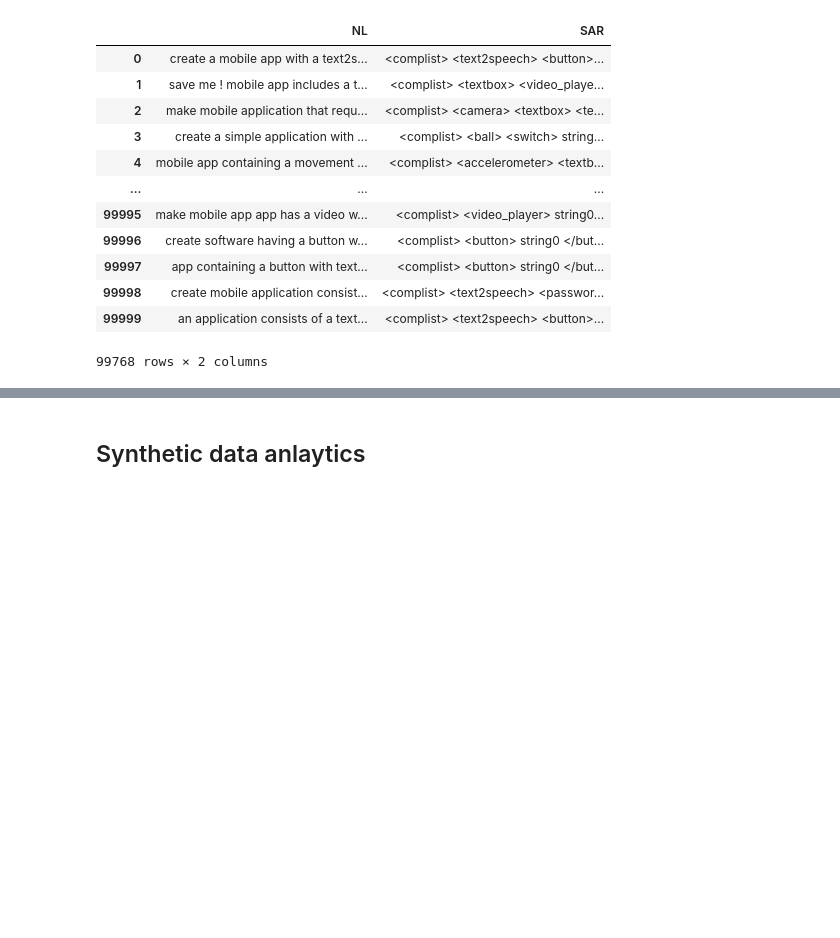
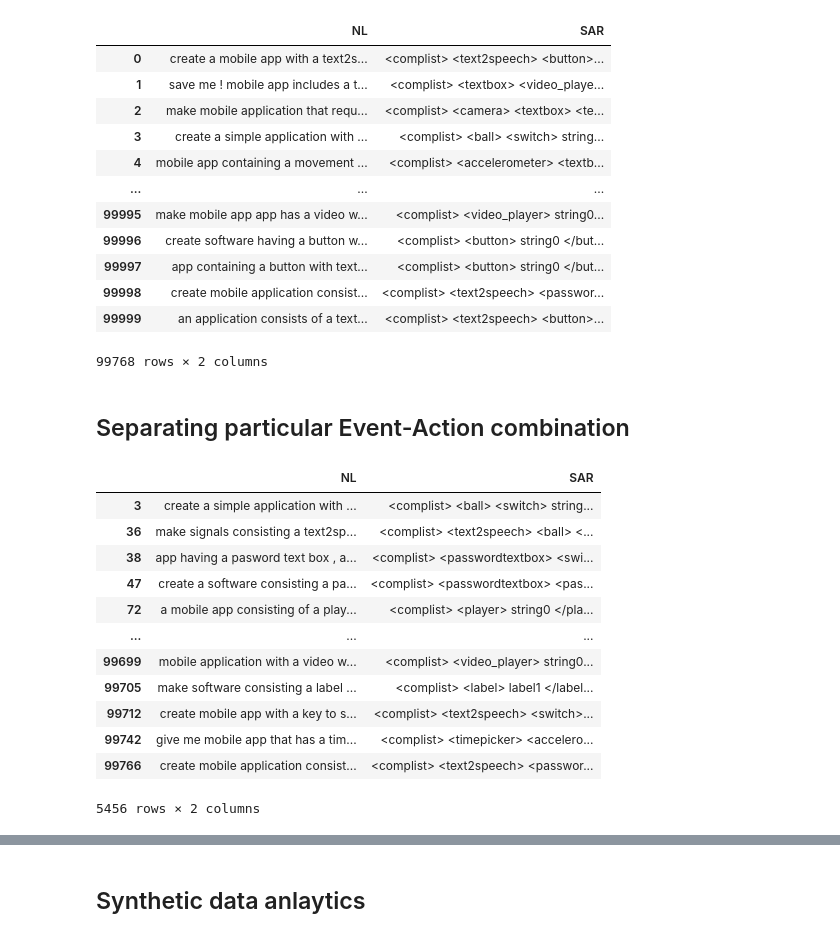
Before and after one commit to Masum06/Text2App, a Jupyter notebook: notebooks/data_synthesis.ipynb, the cells around one changed output, grey strips where cells are left out. Cells and saved outputs as stored; diff of their text form; code cells hidden in the pictures; blank space fills up the shorter version.

Commit message:
Switch-text2speech as a separate unseen test set

```diff
--- a/notebooks/data_synthesis.ipynb
+++ b/notebooks/data_synthesis.ipynb
@@ -665,3 +665,26 @@ df
 df = df[:1000]
 # %%
 df.to_csv("nl_sar_combined.csv", index=False)
+# %% [markdown]
+## Separating particular Event-Action combination
+# %%
+import pandas as pd
+
+all = pd.read_csv('nl_sar_combined.csv')
+# %%
+unseen_test = all[all['SAR'].str.contains("<switch1flipped> <text2speech1>")]
+unseen_test
+# %% [output]
+|  | NL | SAR |
+| 3 | create a simple application with ... | <complist> <ball> <switch> string... |
+| 36 | make signals consisting a text2sp... | <complist> <text2speech> <ball> <... |
+| 38 | app having a pasword text box , a... | <complist> <passwordtextbox> <swi... |
+| 47 | create a software consisting a pa... | <complist> <passwordtextbox> <pas... |
+| 72 | a mobile app consisting of a play... | <complist> <player> string0 </pla... |
+| ... | ... | ... |
+| 99699 | mobile application with a video w... | <complist> <video_player> string0... |
+| 99705 | make software consisting a label ... | <complist> <label> label1 </label... |
+| 99712 | create mobile app with a key to s... | <complist> <text2speech> <switch>... |
+| 99742 | give me mobile app that has a tim... | <complist> <timepicker> <accelero... |
+| 99766 | create mobile application consist... | <complist> <text2speech> <passwor... |
+5456 rows × 2 columns
```
Also changed, not shown: parts of 7 cells of this notebook.
